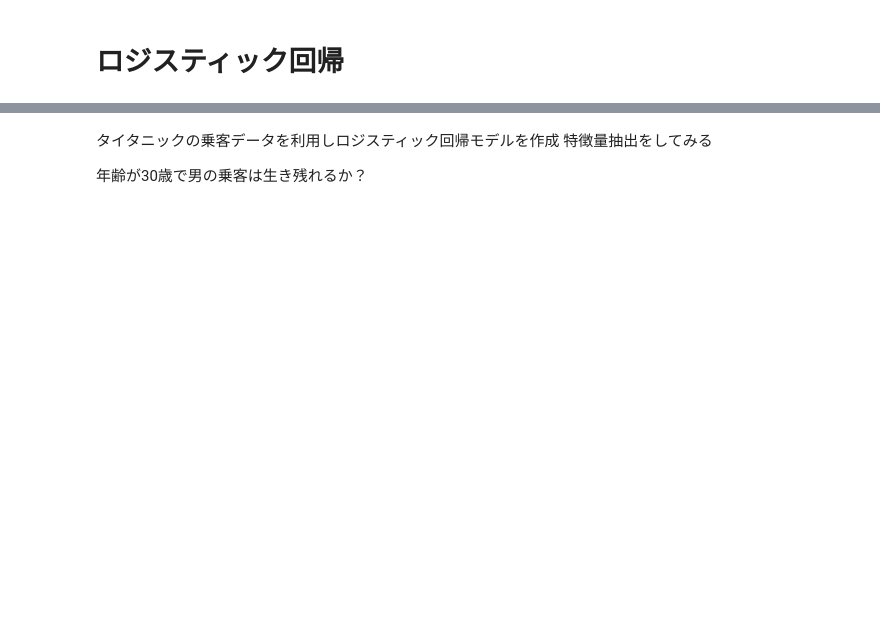
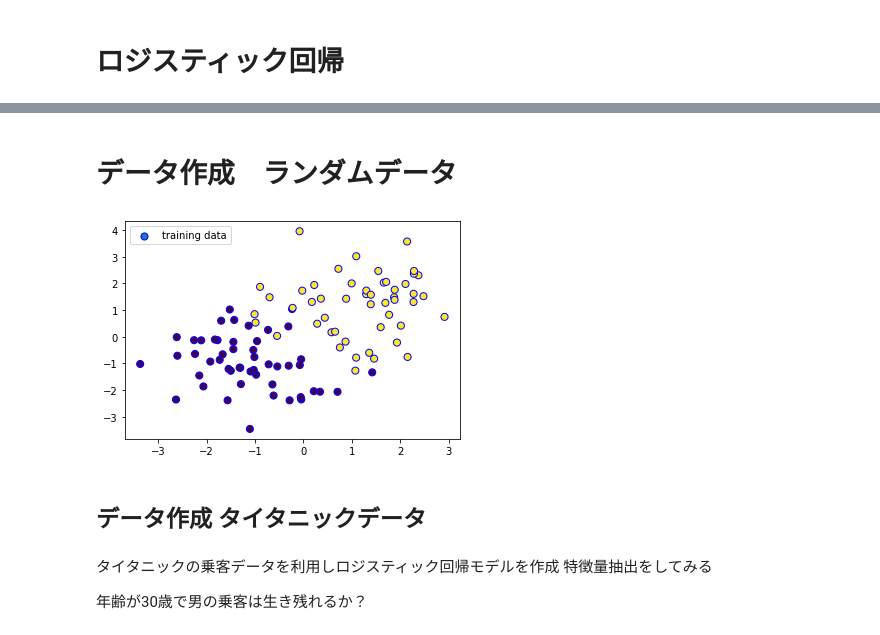
Before and after one commit to MatSoich/RabbitChallenge, a Jupyter notebook: 機械学習/codes/3.ロジスティック回帰モデル.ipynb, the cells around one changed output, grey strips where cells are left out. Saved outputs shown, nothing was run; the diff lists cells and outputs as text; code cells hidden in the pictures; blank space fills up the shorter version.

```diff
--- a/機械学習/codes/3.ロジスティック回帰モデル.ipynb
+++ b/機械学習/codes/3.ロジスティック回帰モデル.ipynb
@@ -10,3 +50,29 @@ import pandas as pd
+# %% [markdown]
+# データ作成　ランダムデータ
+# %%
+n_sample = 100
+harf_n_sample = 50
+var = .2
+
+def gen_data(n_sample, harf_n_sample):
+    x0 = np.random.normal(size=n_sample).reshape(-1, 2) - 1.
+    x1 = np.random.normal(size=n_sample).reshape(-1, 2) + 1.
+    x_train = np.concatenate([x0, x1])
+    y_train = np.concatenate([np.zeros(harf_n_sample), np.ones(harf_n_sample)]).astype(np.int)
+    return x_train, y_train
+
+def plt_data(x_train, y_train):
+    plt.scatter(x_train[:, 0], x_train[:, 1], c=y_train, facecolor="none", edgecolor="b", s=50, label="training data")
+    plt.legend()
+# %%
+#データ作成
+x_train, y_train = gen_data(n_sample, harf_n_sample)
+#データ表示
+plt_data(x_train, y_train)
+# %% [output]
+[figure, added]
+# %% [markdown]
+## データ作成 タイタニックデータ
 # %% [markdown]
 タイタニックの乗客データを利用しロジスティック回帰モデルを作成
 特徴量抽出をしてみる
```
Also changed, not shown: parts of 67 cells of this notebook, 2 other files.
